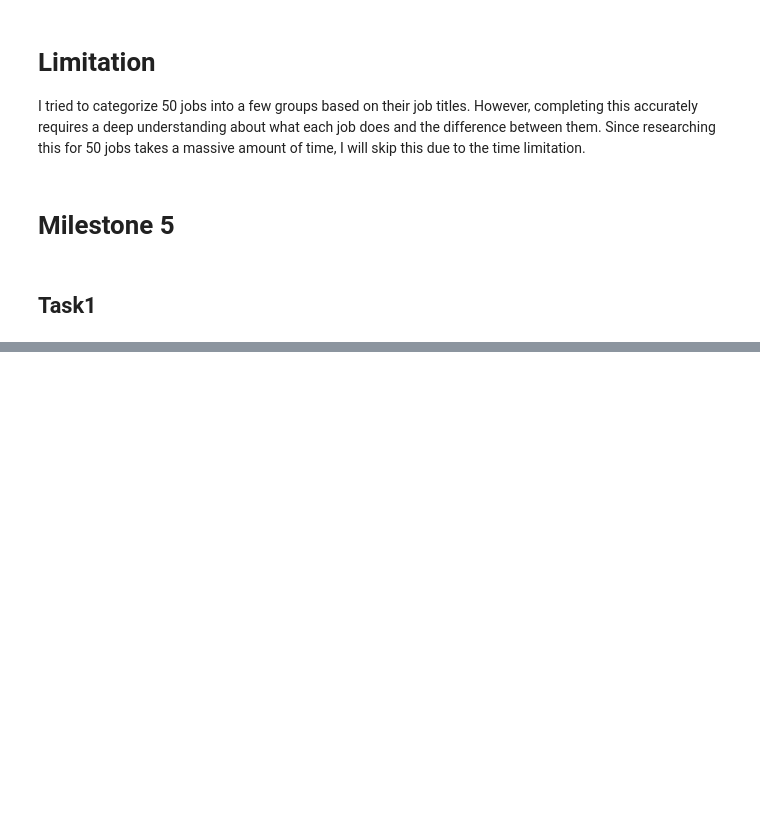
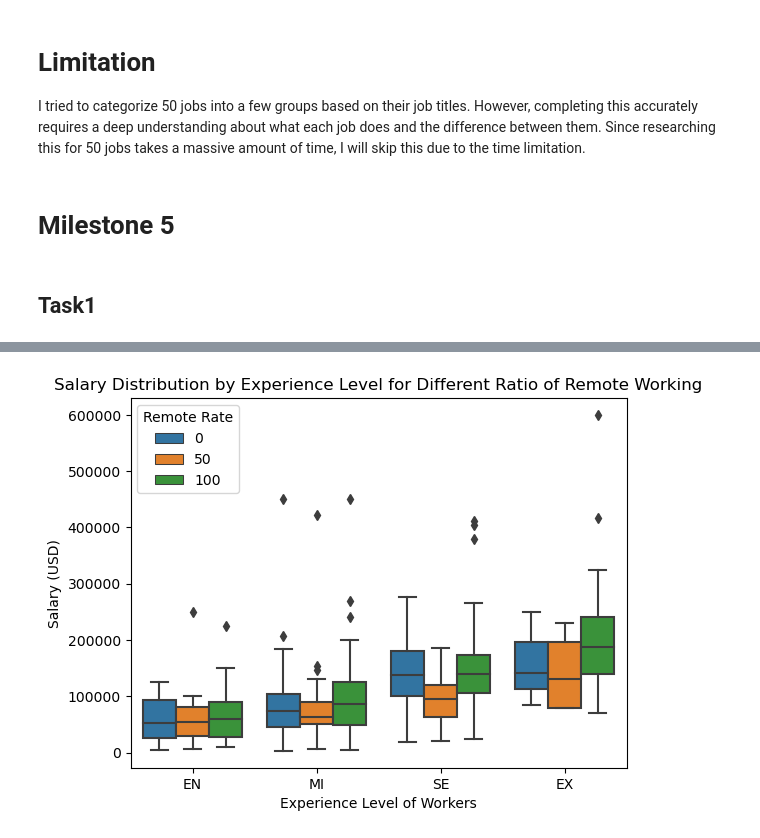
Before and after one commit to ubco-W2022T2-data301/project-group-group07, a Jupyter notebook: analysis/analysis3.ipynb, the cells around one changed output, grey strips where cells are left out. Drawn from its saved outputs; the diff is of its cells as text; code cells hidden in the pictures; blank space fills up the shorter version.

```diff
--- a/analysis/analysis3.ipynb
+++ b/analysis/analysis3.ipynb
@@ -491,0 +508,10 @@ df_diff.to_csv('../data/processed/ds_salaries_country_diff.csv', index = False)
+# %%
+# Plot2
+sns.boxplot(data = df, x="experience_level", y= "salary",
+            hue = "remote_ratio", order = ['EN','MI','SE','EX'])\
+    .set(title = 'Salary Distribution by Experience Level for Different Ratio of Remote Working',
+         xlabel = 'Experience Level of Workers', ylabel = 'Salary (USD)')
+plt.legend(title = "Remote Rate")
+plt.savefig('../images/plot3_2.png', bbox_inches='tight')
+# %% [output]
+[figure, added]
```
Also changed, not shown: parts of 15 cells of this notebook, 8 other files.
